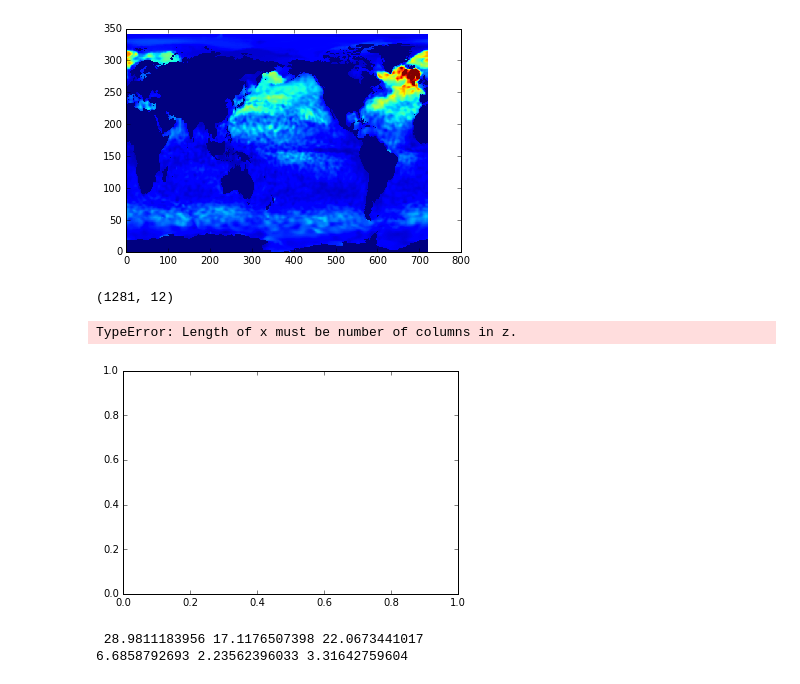
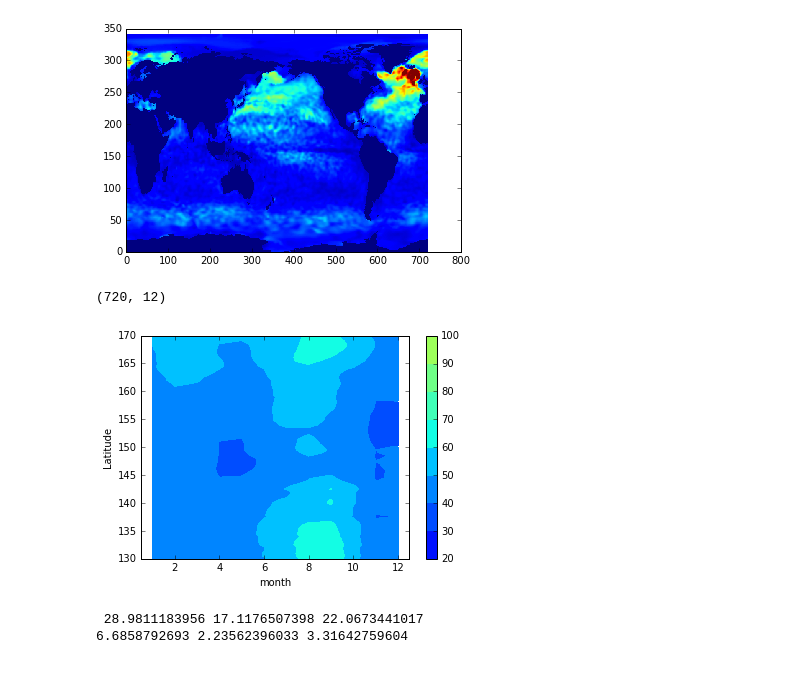
Before and after one commit to sophieclayton/kuroshio_productivity, a Jupyter notebook: kuro_MLD.ipynb, the cells around one changed output. Saved outputs shown, nothing was run; the diff lists cells and outputs as text; code cells hidden in the pictures.

```diff
--- a/kuro_MLD.ipynb
+++ b/kuro_MLD.ipynb
@@ -36,37 +34,30 @@ plt.pcolor(mld[:,:,0], vmin=0, vmax=250)
 # %%
 # make a timeseries of mean mld over the study region
 
-# mld_kuro = np.zeros(12)
-# mld_std = np.zeros(12)
+mld_kuro = np.zeros((720, 12))
 
-y,x = np.where((lon>=140) & (lon<=170) & (lat>=35) & (lat<=45))
+# y,x = np.where((lon>=140) & (lon<=170) & (lat>=30) & (lat<=45))
+for m in range(12):
+    tmp = mld[:,:,m]
+    mld_kuro[:,m] = np.nanmean(tmp, axis = 0)
 
-#### NEED TO CREATE A 2D SLICE OF THE RIGHT COORDS
 
-mld_kuro = np.nanmean(mld[y,x,:],axis =0)
-mld_std = np.nanstd(mld[y,x,:],axis =0)
-
-# for m in range(12):
-#     tmp = mld[x,y,m]
-#     mld_kuro[m] = np.nanmean(tmp)
-#     mld_std[m] = np.nanstd(tmp)
-
-print np.shape(mld[x,y])
+print np.shape(mld_kuro)
 # %% [output]
-(1281, 12)
+(720, 12)
 # %%
 #plt.errorbar(np.arange(1,13,1), mld_kuro, yerr=mld_std, color='k')
 # plt.plot(5, mld_kuro[4],'ro', 9, mld_kuro[8],'ro')
 # plt.plot(7, mld_kuro[6],'bo')
 
-plt.contourf(x, np.arange(1,13,1),mld_kuro)
-# plt.axis([0.5, 12.5, 0, 130])
-# plt.xlabel('month')
-# plt.ylabel('MLD (m)')
+plt.contourf(np.arange(1,13,1), lons, mld_kuro, vmin = 0, vmax = 175)
+plt.axis([0.5, 12.5, 130, 170])
+plt.colorbar()
+plt.xlabel('month')
+plt.ylabel('Latitude')
 plt.show()
 # %% [output]
-TypeError: Length of x must be number of columns in z.
-[figure, old version]
+[figure, new version]
 # %%
 print mld_kuro[4], mld_kuro[6],mld_kuro[8]
 print mld_std[4], mld_std[6],mld_std[8]
```
Also changed, not shown: parts of 1 cell of this notebook, 3 other files.
